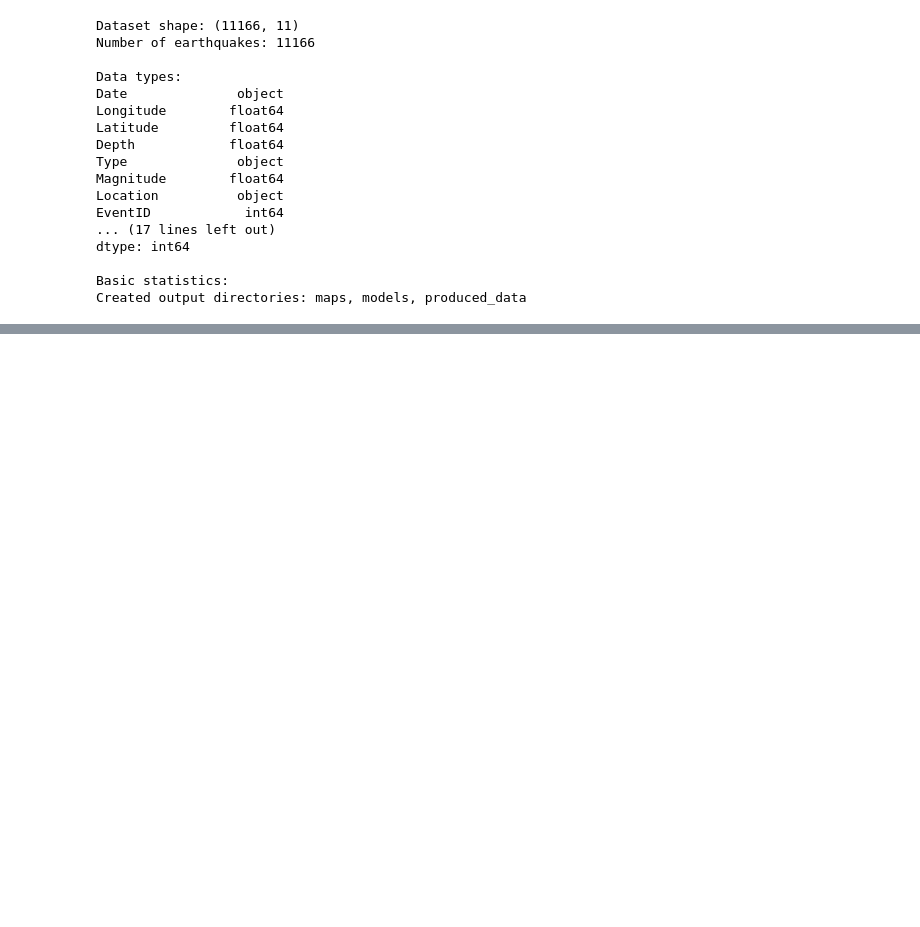
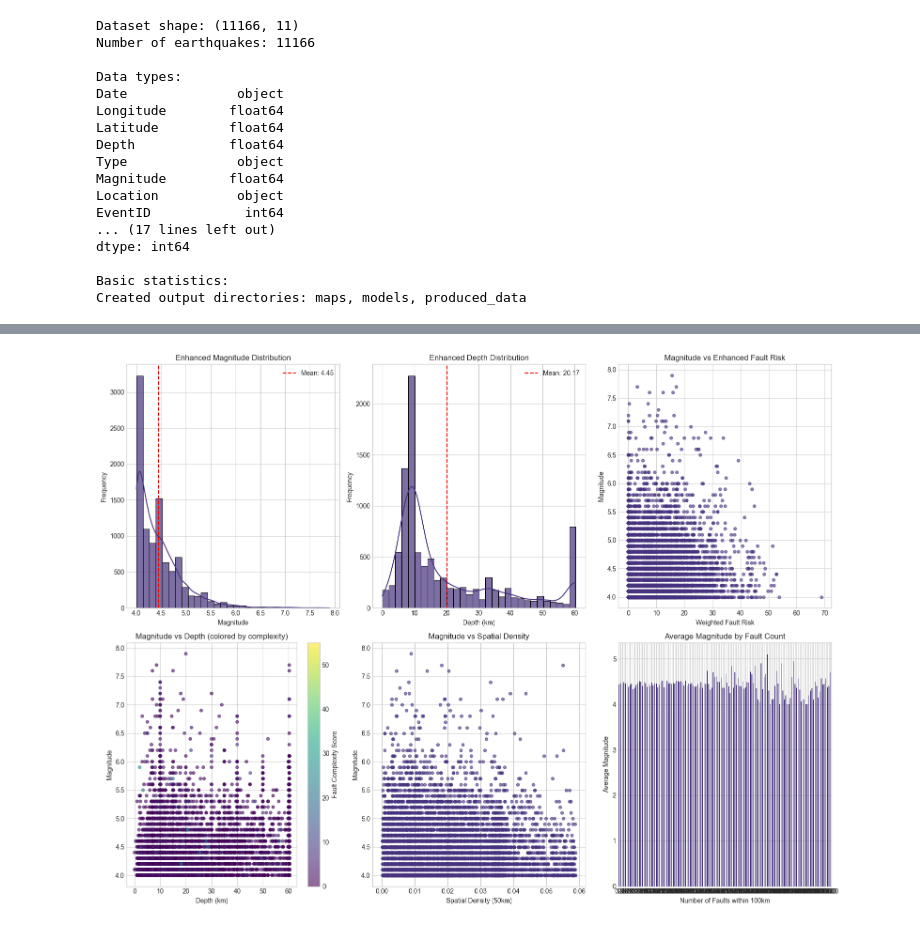
Before and after one commit to sarpowsky/turkey-earthquake-analysis, a Jupyter notebook: supervised.ipynb, the cells around one changed output, grey strips where cells are left out. Drawn from its saved outputs; the diff is of its cells as text; code cells hidden in the pictures; blank space fills up the shorter version.

```diff
--- a/supervised.ipynb
+++ b/supervised.ipynb
@@ -1786,0 +1638,92 @@ Model loading script saved as 'models/load_pytorch_model.py'
+# %%
+# Enhanced Magnitude and Depth Analysis
+plt.figure(figsize=(16, 12))
+
+# Enhanced magnitude distribution with risk overlay
+plt.subplot(2, 3, 1)
+sns.histplot(model_df['Magnitude'], bins=30, kde=True, alpha=0.7)
+plt.axvline(model_df['Magnitude'].mean(), color='red', linestyle='--',
+           label=f'Mean: {model_df["Magnitude"].mean():.2f}')
+plt.title('Enhanced Magnitude Distribution')
+plt.xlabel('Magnitude')
+plt.ylabel('Frequency')
+plt.legend()
+
+# Enhanced depth distribution
+plt.subplot(2, 3, 2)
+sns.histplot(model_df['Depth'], bins=30, kde=True, alpha=0.7)
+plt.axvline(model_df['Depth'].mean(), color='red', linestyle='--',
+           label=f'Mean: {model_df["Depth"].mean():.2f}')
+plt.title('Enhanced Depth Distribution')
+plt.xlabel('Depth (km)')
+plt.ylabel('Frequency')
+plt.legend()
+
+# Magnitude vs enhanced fault risk
+plt.subplot(2, 3, 3)
+if 'weighted_fault_risk' in model_df.columns:
+    plt.scatter(model_df['weighted_fault_risk'], model_df['Magnitude'], alpha=0.6, s=20)
+    plt.xlabel('Weighted Fault Risk')
+    plt.ylabel('Magnitude')
+    plt.title('Magnitude vs Enhanced Fault Risk')
+else:
+    plt.text(0.5, 0.5, 'Weighted Fault Risk\nNot Available', ha='center', va='center')
+    plt.title('Enhanced Feature Not Available')
+
+# Enhanced relationship between magnitude and depth with fault complexity
+plt.subplot(2, 3, 4)
+if 'fault_complexity_score' in model_df.columns:
+    scatter = plt.scatter(model_df['Depth'], model_df['Magnitude'],
+                         c=model_df['fault_complexity_score'], cmap='viridis', alpha=0.6, s=20)
+    plt.colorbar(scatter, label='Fault Complexity Score')
+    plt.xlabel('Depth (km)')
+    plt.ylabel('Magnitude')
+    plt.title('Magnitude vs Depth (colored by complexity)')
+else:
+    plt.scatter(model_df['Depth'], model_df['Magnitude'], alpha=0.6, s=20)
+    plt.xlabel('Depth (km)')
+    plt.ylabel('Magnitude')
+    plt.title('Magnitude vs Depth')
+
+# Spatial density analysis
+plt.subplot(2, 3, 5)
+if 'density_50km' in model_df.columns:
+    plt.scatter(model_df['density_50km'], model_df['Magnitude'], alpha=0.6, s=20)
+    plt.xlabel('Spatial Density (50km)')
+    plt.ylabel('Magnitude')
+    plt.title('Magnitude vs Spatial Density')
+else:
+    plt.text(0.5, 0.5, 'Spatial Density\nNot Available', ha='center', va='center')
+    plt.title('Enhanced Feature Not Available')
+
+# Multi-fault risk distribution
+plt.subplot(2, 3, 6)
+if 'fault_count_100km' in model_df.columns:
+    fault_count_analysis = model_df.groupby('fault_count_100km')['Magnitude'].mean()
+    fault_count_analysis.plot(kind='bar')
+    plt.xlabel('Number of Faults within 100km')
+    plt.ylabel('Average Magnitude')
+    plt.title('Average Magnitude by Fault Count')
+    plt.xticks(rotation=0)
+else:
+    plt.text(0.5, 0.5, 'Fault Count\nNot Available', ha='center', va='center')
+    plt.title('Enhanced Feature Not Available')
+
+plt.tight_layout()
+plt.show()
+
+# Enhanced correlation analysis
+correlation_subset = ['Magnitude', 'Depth', 'Longitude', 'Latitude']
+if 'weighted_fault_risk' in model_df.columns:
+    correlation_subset.extend(['weighted_fault_risk', 'fault_complexity_score', 'density_50km'])
+
+correlation_matrix = model_df[correlation_subset].corr()
+
+plt.figure(figsize=(10, 8))
+sns.heatmap(correlation_matrix, annot=True, cmap='coolwarm', center=0,
+            square=True, linewidths=0.5)
+plt.title('Enhanced Correlation Matrix')
+plt.tight_layout()
+plt.show()
+# %% [output]
+[figure, added]
```
Also changed, not shown: parts of 77 cells of this notebook, 42 other files.
